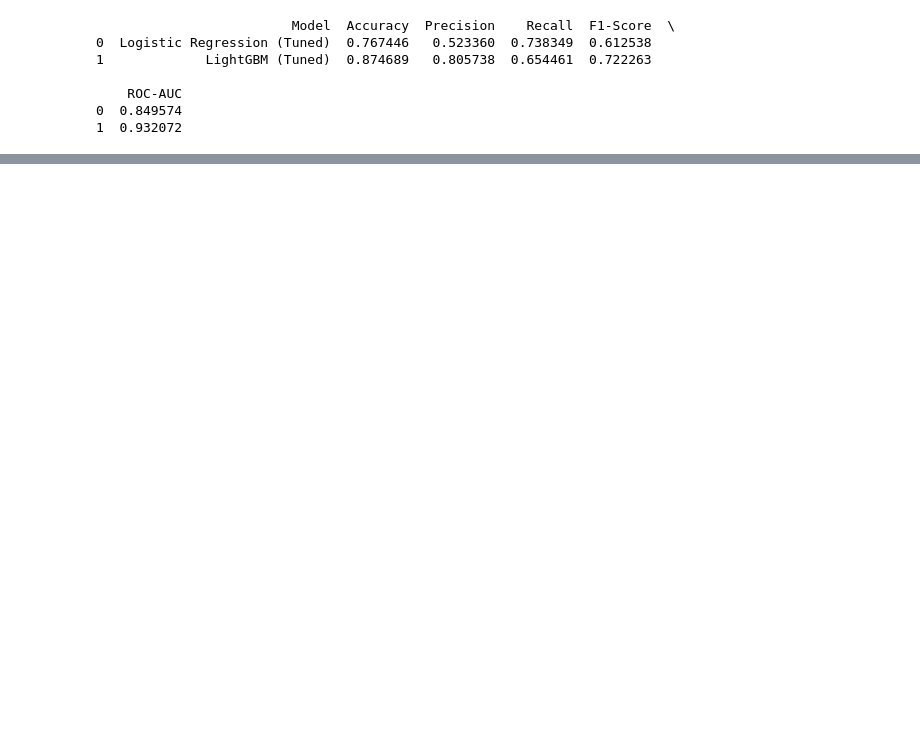
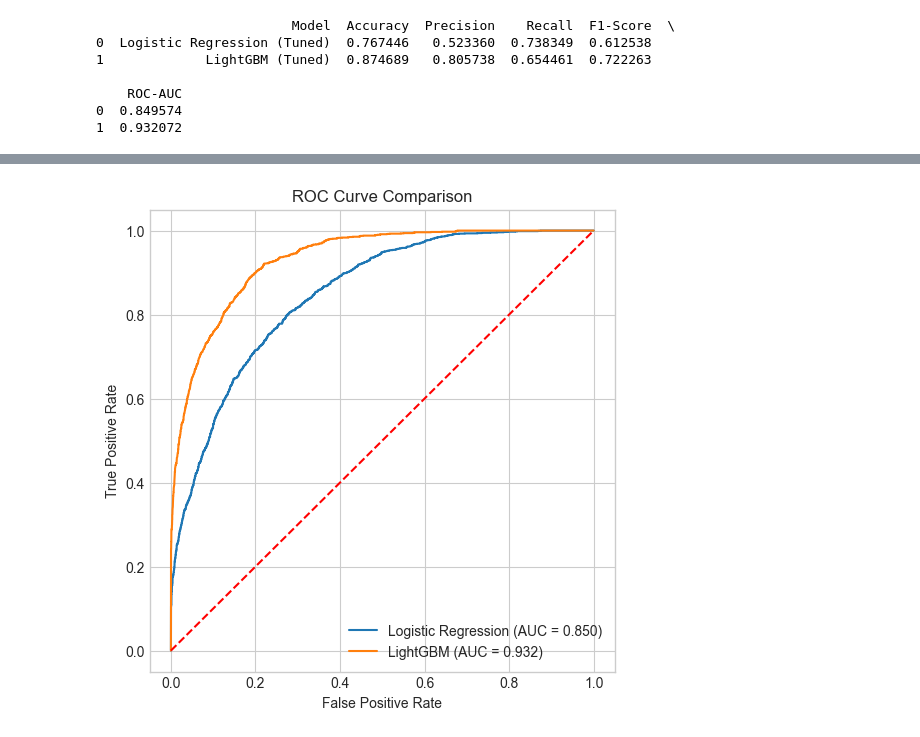
Before and after one commit to poohbae/MachineLearning, a Jupyter notebook: Classification.ipynb, the cells around one changed output, grey strips where cells are left out. Drawn from its saved outputs; the diff is of its cells as text; code cells hidden in the pictures; blank space fills up the shorter version.

```diff
--- a/Classification.ipynb
+++ b/Classification.ipynb
@@ -522,0 +544,17 @@ print(results_tuned)
+# %%
+from sklearn.metrics import roc_curve
+
+fpr_log, tpr_log, _ = roc_curve(y_test, y_proba_log_tuned)
+fpr_lgb, tpr_lgb, _ = roc_curve(y_test, y_proba_lgb_tuned)
+
+plt.figure(figsize=(6,6))
+plt.plot(fpr_log, tpr_log, label=f"Logistic Regression (AUC = {auc_log_tuned:.3f})")
+plt.plot(fpr_lgb, tpr_lgb, label=f"LightGBM (AUC = {auc_lgb_tuned:.3f})")
+plt.plot([0,1],[0,1],'r--')
+plt.xlabel("False Positive Rate")
+plt.ylabel("True Positive Rate")
+plt.title("ROC Curve Comparison")
+plt.legend()
+plt.show()
+# %% [output]
+[figure, added]
```
Also changed, not shown: parts of 10 cells of this notebook, 1 other file.
